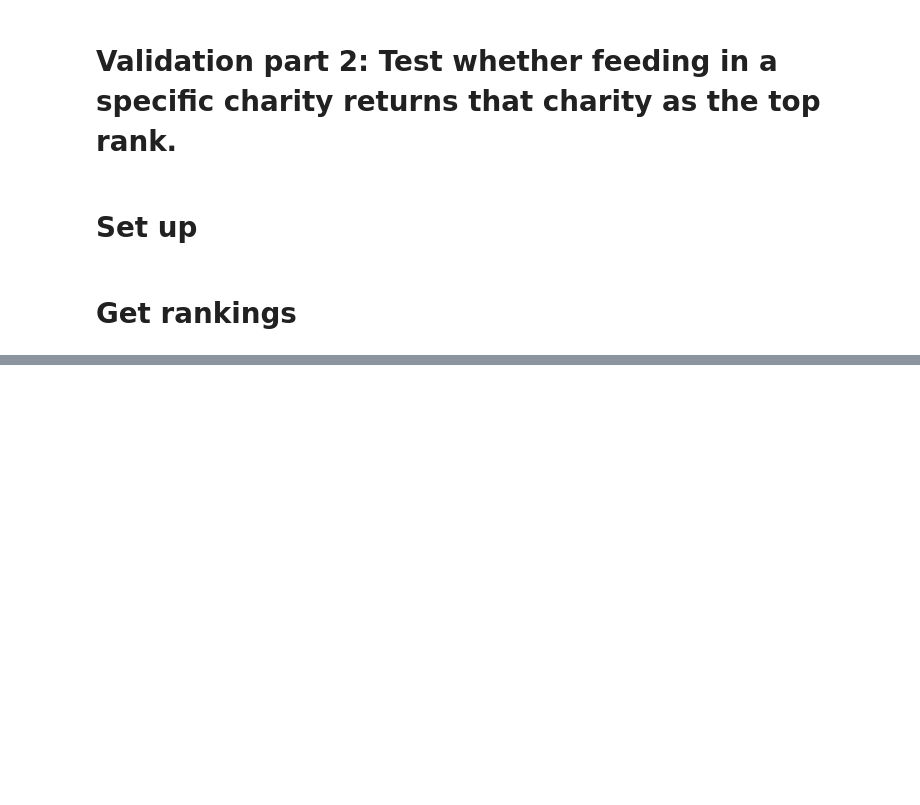
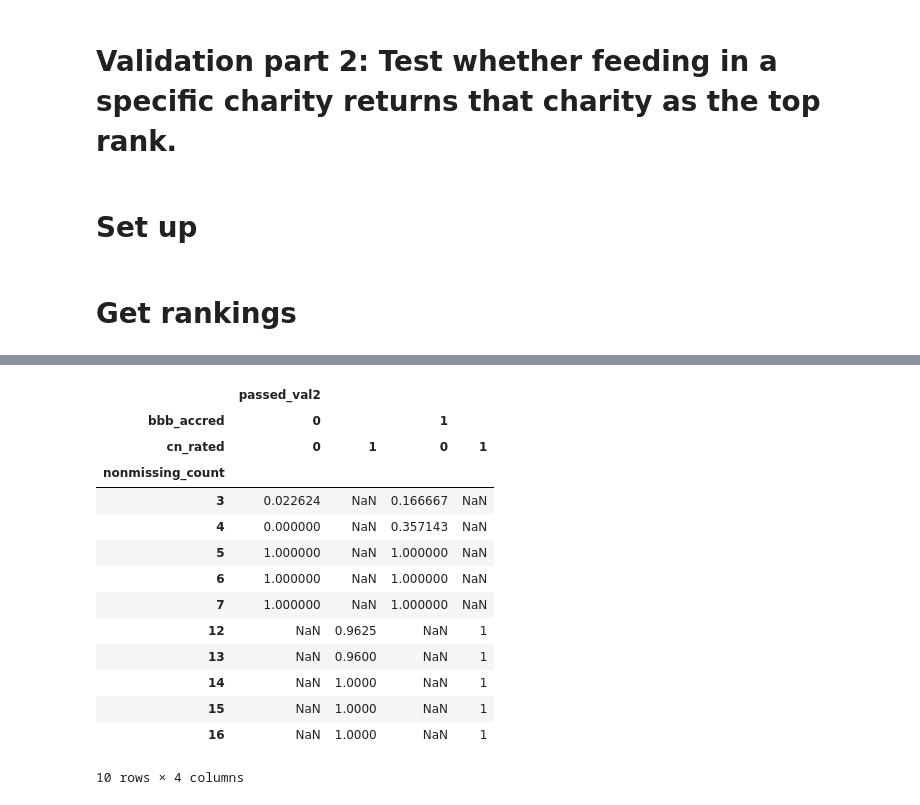
Before and after one commit to kdsimmons/InsightProject, a Jupyter notebook: validation_ver2.ipynb, the cells around one changed output, grey strips where cells are left out. Saved outputs shown, nothing was run; the diff lists cells and outputs as text; code cells hidden in the pictures; blank space fills up the shorter version.

Commit message:
Improved validation code. Cleaned output formatting. Consolidated files in app folder.

```diff
--- a/validation_ver2.ipynb
+++ b/validation_ver2.ipynb
@@ -106,9 +106,23 @@ closetoself = pd.Series(index=reduceddf.index, name='close')
+# %%
+# Set up smaller dataframe with normalized data
+reduceddf = normalize_data(combined_panda, feature_names)
+
+# Set up empty series to hold results of test.
+closetoself = pd.Series(index=reduceddf.index, name='close')
+closetoself.index.name = 'combined_index'
+
+# Load previously saved results.
+# closetoself = pd.Series.from_csv('/home/kristy/Dropbox/KristyInsight/validation2_results.csv')
+# closetoself.index.name = 'combined_index'
+# closetoself.name = 'close'
+# combined_panda = pd.read_csv('/home/kristy/Dropbox/KristyInsight/validation2_data.csv',index_col=0)
+# reduceddf = normalize_data(combined_panda, feature_names)
 # %%
 # Iterate over rows, determing whether each row is within the 10 most similar organizations.
 # This could probably be faster using apply somehow.
-for idx in range(200,300):
-    ideal_org = reduceddf[idx:(idx+1)]
-    closetoself[idx] = in_top_10(reduceddf, ideal_org)
+for idx in range(len(reduceddf)):
+    ideal_org = reduceddf[idx:(idx+1)][feature_names]
+    closetoself[idx] = in_top_10(reduceddf[feature_names], ideal_org)
 # %%
 closetoself.describe()
 # %% [output]
@@ -125,3 +139,6 @@ Name: close, dtype: float64
 # Save data to look at later
 combined_panda.to_csv('/home/kristy/Dropbox/KristyInsight/validation2_data.csv')
 closetoself.to_csv('/home/kristy/Dropbox/KristyInsight/validation2_results.csv')
+# %%
+# Include validation results as part of dataframe
+combined_panda['passed_val2'] = closetoself
@@ -127,0 +179,2 @@ closetoself.to_csv('/home/kristy/Dropbox/KristyInsight/validation2_results.csv')
+# %%
+combined_panda['nonmissing_count'] = combined_panda[feature_names].notnull().sum(axis=1)
@@ -127,0 +208,19 @@ closetoself.to_csv('/home/kristy/Dropbox/KristyInsight/validation2_results.csv')
+# %%
+# By number of variables available
+combined_panda.pivot_table(['passed_val2'], rows=['nonmissing_count'], cols=['bbb_accred','cn_rated'])
+# %% [output]
+|  | passed_val2 |  |  |  |
+| bbb_accred | 0 |  | 1 |  |
+| cn_rated | 0 | 1 | 0 | 1 |
+| nonmissing_count |  |  |  |  |
+| 3 | 0.022624 | NaN | 0.166667 | NaN |
+| 4 | 0.000000 | NaN | 0.357143 | NaN |
+| 5 | 1.000000 | NaN | 1.000000 | NaN |
+| 6 | 1.000000 | NaN | 1.000000 | NaN |
+| 7 | 1.000000 | NaN | 1.000000 | NaN |
+| 12 | NaN | 0.9625 | NaN | 1 |
+| 13 | NaN | 0.9600 | NaN | 1 |
+| 14 | NaN | 1.0000 | NaN | 1 |
+| 15 | NaN | 1.0000 | NaN | 1 |
+| 16 | NaN | 1.0000 | NaN | 1 |
+10 rows × 4 columns
```
Also changed, not shown: parts of 18 cells of this notebook, 26 other files.
